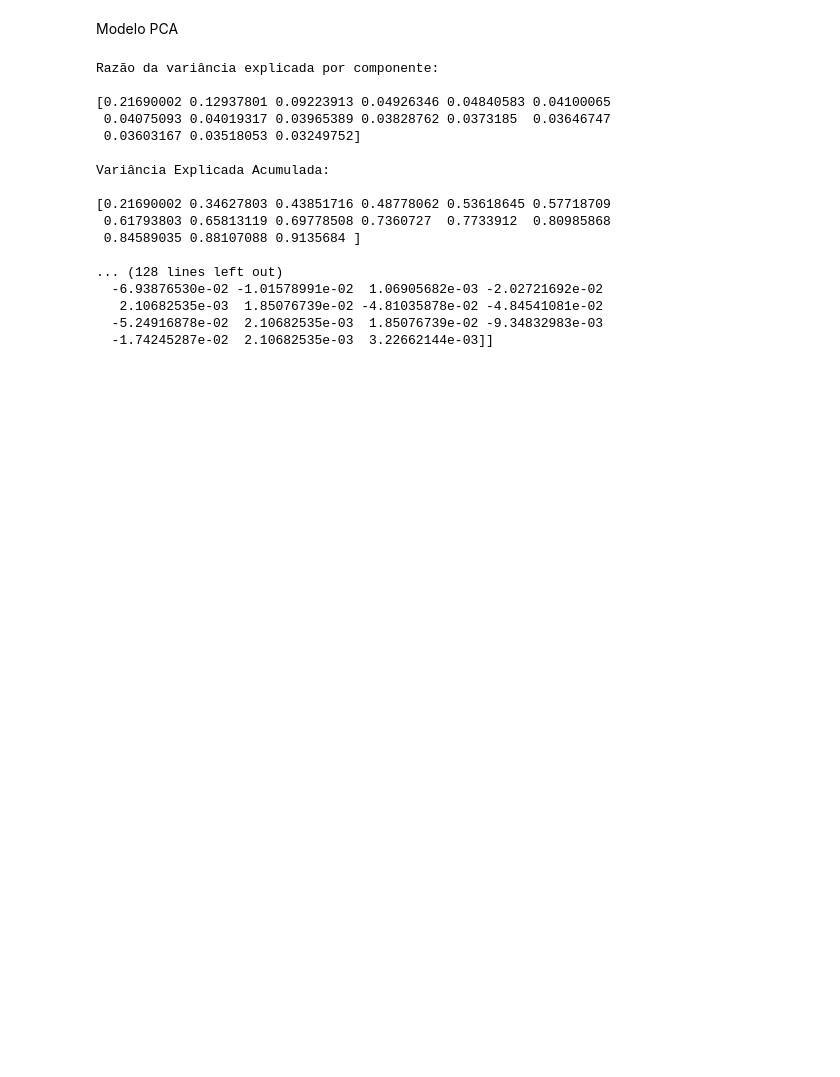
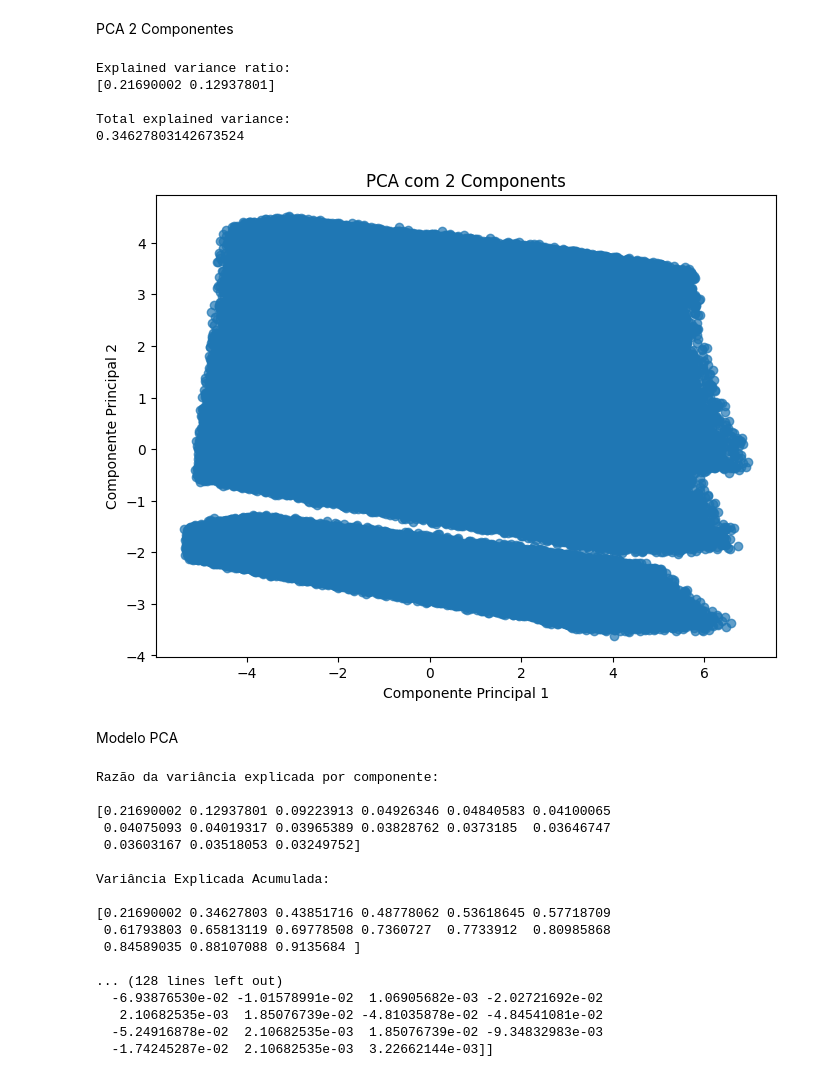
Before and after one commit to marianafernandes427/aprendizagem_automatica, a Jupyter notebook: Segmentacao/metricas.ipynb, the cells around one changed output. Drawn from its saved outputs; the diff is of its cells as text; code cells hidden in the pictures; blank space fills up the shorter version.

```diff
--- a/Segmentacao/metricas.ipynb
+++ b/Segmentacao/metricas.ipynb
@@ -4,4 +4,50 @@ import pandas as pd
 df = pd.read_parquet("../df_normal.parquet")
+# %% [markdown]
+PCA 2 Componentes
+# %%
+import matplotlib.pyplot as plt
+from sklearn.decomposition import PCA
+X = df.select_dtypes(include=["number"])
+
+# PCA com 2 componentes
+pca = PCA(n_components=2)
+
+X_pca = pca.fit_transform(X)
+
+# DataFrame com os componentes principais
+df_pca = pd.DataFrame(
+    X_pca,
+    columns=["PC1", "PC2"]
+)
+
+# Variância explicada
+print("Explained variance ratio:")
+print(pca.explained_variance_ratio_)
+
+print("\nTotal explained variance:")
+print(pca.explained_variance_ratio_.sum())
+
+# Visualização
+plt.figure(figsize=(8,6))
+
+plt.scatter(
+    df_pca["PC1"],
+    df_pca["PC2"],
+    alpha=0.7
+)
+
+plt.xlabel("Componente Principal 1")
+plt.ylabel("Componente Principal 2")
+plt.title("PCA com 2 Components")
+
+plt.show()
+# %% [output]
+Explained variance ratio:
+[0.21690002 0.12937801]
+
+Total explained variance:
+0.34627803142673524
+[figure, added]
 # %% [markdown]
 Modelo PCA
 # %%
```
Also changed, not shown: parts of 7 cells of this notebook, 8 other files.
